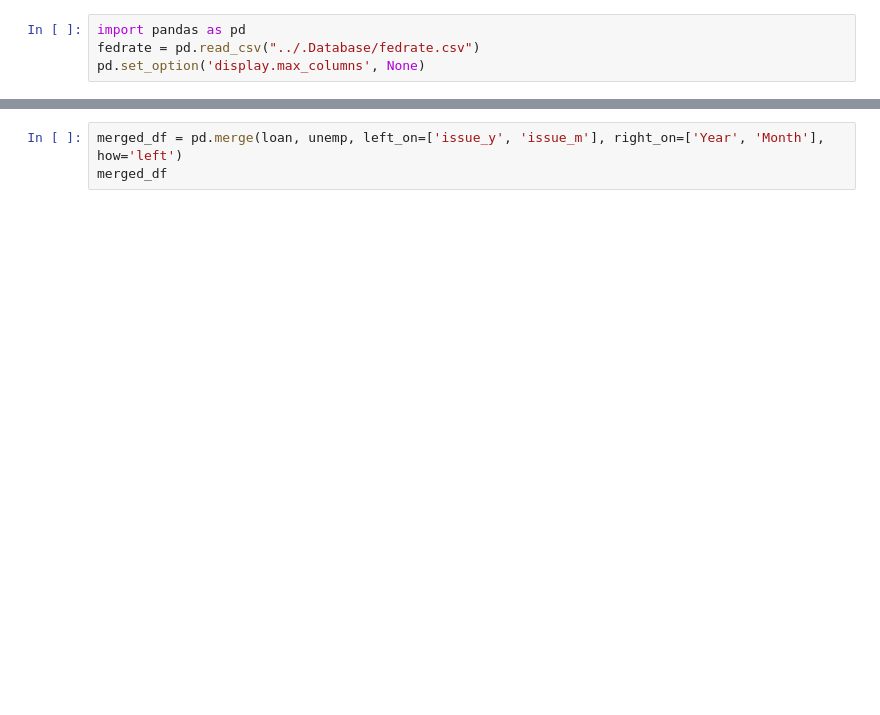
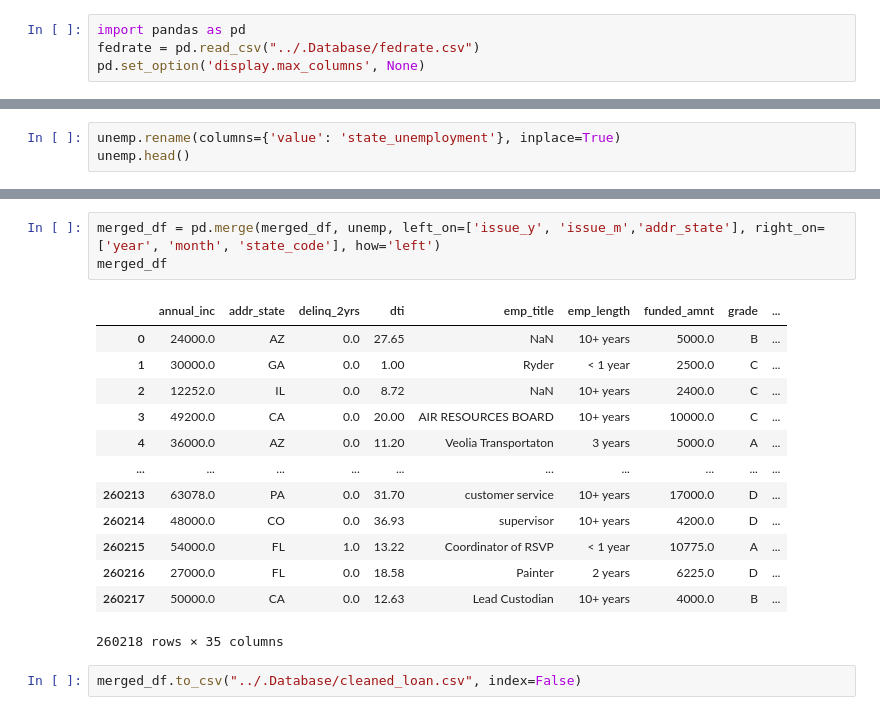
Before and after one commit to tanhl30/HE4045_Project, a Jupyter notebook: 1. Data Preparation/b. Join table.ipynb, the cells around one changed output, grey strips where cells are left out. Drawn from its saved outputs; the diff is of its cells as text; blank space fills up the shorter version.

```diff
--- a/1. Data Preparation/b. Join table.ipynb
+++ b/1. Data Preparation/b. Join table.ipynb
@@ -88,0 +34,3 @@ loan
+# %%
+unemp.rename(columns={'value': 'state_unemployment'}, inplace=True)
+unemp.head()
@@ -89,3 +44,19 @@ loan
 # %%
-merged_df = pd.merge(loan, unemp, left_on=['issue_y', 'issue_m'], right_on=['Year', 'Month'], how='left')
+merged_df = pd.merge(merged_df, unemp, left_on=['issue_y', 'issue_m','addr_state'], right_on=['year', 'month', 'state_code'], how='left')
 merged_df
+# %% [output]
+|  | annual_inc | addr_state | delinq_2yrs | dti | emp_title | emp_length | funded_amnt | grade | ... |
+| 0 | 24000.0 | AZ | 0.0 | 27.65 | NaN | 10+ years | 5000.0 | B | ... |
+| 1 | 30000.0 | GA | 0.0 | 1.00 | Ryder | < 1 year | 2500.0 | C | ... |
+| 2 | 12252.0 | IL | 0.0 | 8.72 | NaN | 10+ years | 2400.0 | C | ... |
+| 3 | 49200.0 | CA | 0.0 | 20.00 | AIR RESOURCES BOARD | 10+ years | 10000.0 | C | ... |
+| 4 | 36000.0 | AZ | 0.0 | 11.20 | Veolia Transportaton | 3 years | 5000.0 | A | ... |
+| ... | ... | ... | ... | ... | ... | ... | ... | ... | ... |
+| 260213 | 63078.0 | PA | 0.0 | 31.70 | customer service | 10+ years | 17000.0 | D | ... |
+| 260214 | 48000.0 | CO | 0.0 | 36.93 | supervisor | 10+ years | 4200.0 | D | ... |
+| 260215 | 54000.0 | FL | 1.0 | 13.22 | Coordinator of RSVP | < 1 year | 10775.0 | A | ... |
+| 260216 | 27000.0 | FL | 0.0 | 18.58 | Painter | 2 years | 6225.0 | D | ... |
+| 260217 | 50000.0 | CA | 0.0 | 12.63 | Lead Custodian | 10+ years | 4000.0 | B | ... |
+260218 rows × 35 columns
+# %%
+merged_df.to_csv("../.Database/cleaned_loan.csv", index=False)
```
Also changed, not shown: parts of 9 cells of this notebook, 1 other file.
